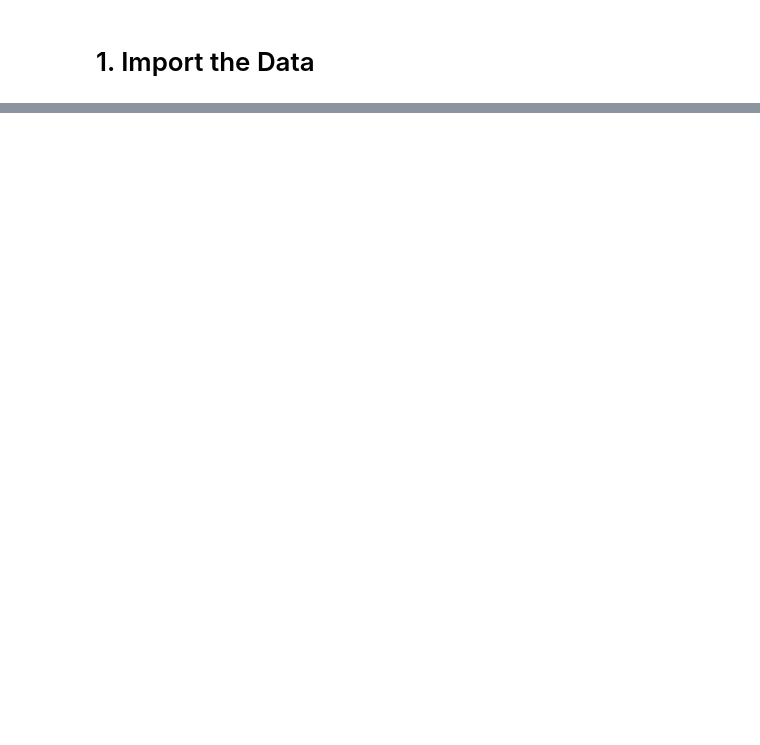
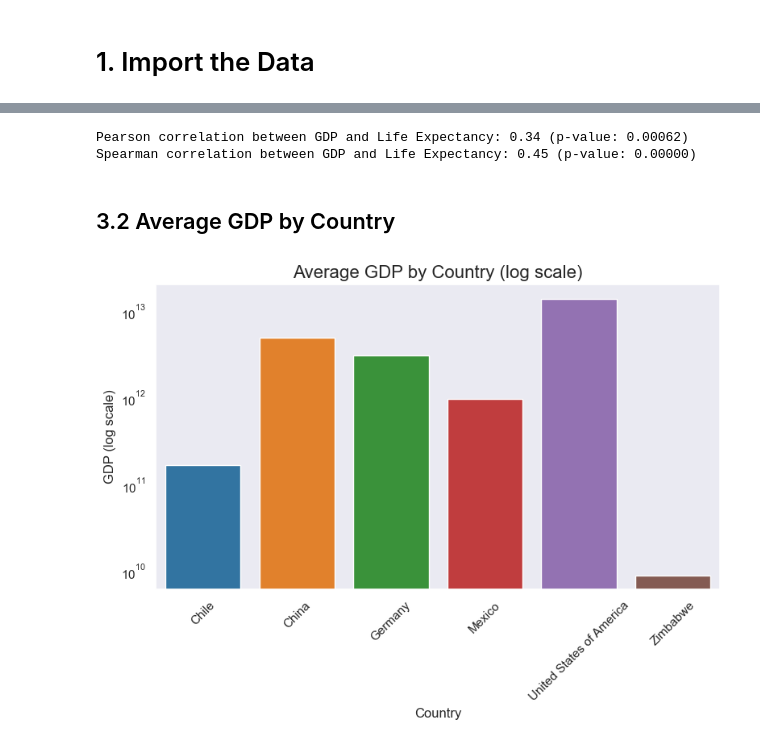
Before and after one commit to grzegorz-gomza/Portfolio_Projects, a Jupyter notebook: Codecademy_Life-Expectancy-and-GDP-Starter/life_expectancy_gdp.ipynb, the cells around one changed output, grey strips where cells are left out. Drawn from its saved outputs; the diff is of its cells as text; code cells hidden in the pictures; blank space fills up the shorter version.

```diff
--- a/Codecademy_Life-Expectancy-and-GDP-Starter/life_expectancy_gdp.ipynb
+++ b/Codecademy_Life-Expectancy-and-GDP-Starter/life_expectancy_gdp.ipynb
@@ -61,0 +58,4 @@ country_mean
+# %%
+country_stats = df.groupby('Country')[['Life Expectancy', 'GDP']].mean().sort_values(by='Life Expectancy', ascending=False)
+print("\nAverage Life Expectancy and GDP by Country:")
+print(country_stats)
@@ -91,0 +112,38 @@ sns.move_legend(ax, "upper left", bbox_to_anchor=(1, 1))
+# %%
+# Correlation between GDP and Life Expectancy (Pearson and Spearman)
+pearson_corr, pearson_p = pearsonr(df['GDP'], df['Life Expectancy'])
+spearman_corr, spearman_p = spearmanr(df['GDP'], df['Life Expectancy'])
+
+print(f"Pearson correlation between GDP and Life Expectancy: {pearson_corr:.2f} (p-value: {pearson_p:.5f})")
+print(f"Spearman correlation between GDP and Life Expectancy: {spearman_corr:.2f} (p-value: {spearman_p:.5f})")
+# %% [output]
+Pearson correlation between GDP and Life Expectancy: 0.34 (p-value: 0.00062)
+Spearman correlation between GDP and Life Expectancy: 0.45 (p-value: 0.00000)
+# %% [markdown]
+## 3.2 Average GDP by Country
+# %%
+# Create a list of colors using a colormap
+colors = sns.color_palette("tab10", len(country_stats))
+
+# Plot
+plt.figure(figsize=(8, 6))
+ax = sns.barplot(
+    hue=country_stats.index,
+    x=country_stats.index,
+    y=country_stats['GDP'],
+    palette=colors,
+    dodge=False,
+    legend=False
+)
+
+# Set y-axis to logarithmic scale
+ax.set_yscale('log')
+
+plt.title('Average GDP by Country (log scale)', fontsize=16)
+plt.xlabel('Country', fontsize=12)
+plt.ylabel('GDP (log scale)', fontsize=12)
+plt.xticks(rotation=45)
+plt.tight_layout()
+plt.show()
+# %% [output]
+[figure, added]
```
Also changed, not shown: parts of 20 cells of this notebook.
